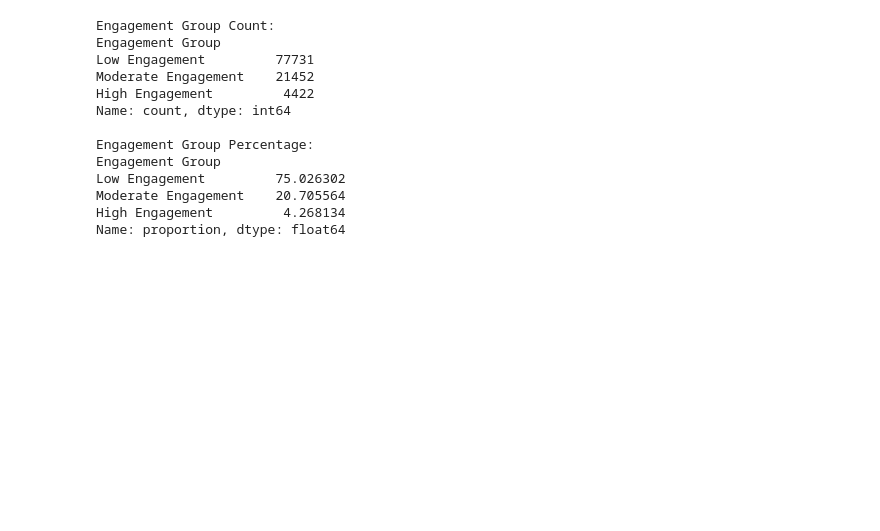
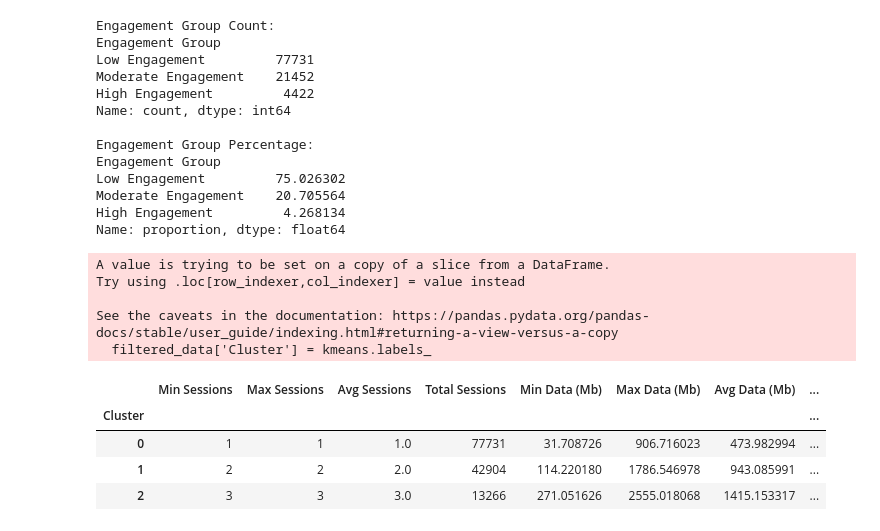
Before and after one commit to abrahamshimelis/TellCo-telecom, a Jupyter notebook: notebooks/data-analysis.ipynb, the cells around one changed output. Cells and saved outputs as stored; diff of their text form; code cells hidden in the pictures; blank space fills up the shorter version.

Commit message:
do cluster metrics

```diff
--- a/notebooks/data-analysis.ipynb
+++ b/notebooks/data-analysis.ipynb
@@ -727,3 +729,35 @@ Low Engagement         75.026302
 Moderate Engagement    20.705564
 High Engagement         4.268134
 Name: proportion, dtype: float64
+# %%
+# Get the cluster centers (centroid of each cluster in the original feature space)
+cluster_centers = scaler.inverse_transform(kmeans.cluster_centers_)
+
+# Assign clusters to original data
+filtered_data['Cluster'] = kmeans.labels_
+
+# Compute metrics for each cluster
+cluster_metrics = filtered_data.groupby('Cluster').agg({
+    'Number of Sessions': ['min', 'max', 'mean', 'sum'],
+    'Total Data (Mb)': ['min', 'max', 'mean', 'sum'],
+    'Dur. (hr)': ['min', 'max', 'mean', 'sum']
+})
+
+# Rename the columns for clarity
+cluster_metrics.columns = ['Min Sessions', 'Max Sessions', 'Avg Sessions', 'Total Sessions',
+                           'Min Data (Mb)', 'Max Data (Mb)', 'Avg Data (Mb)', 'Total Data (Mb)',
+                           'Min Duration (hr)', 'Max Duration (hr)', 'Avg Duration (hr)', 'Total Duration (hr)']
+
+# Display the computed metrics for each cluster
+cluster_metrics.head(10)
+# %% [output]
+A value is trying to be set on a copy of a slice from a DataFrame.
+Try using .loc[row_indexer,col_indexer] = value instead
+
+See the caveats in the documentation: https://pandas.pydata.org/pandas-docs/stable/user_guide/indexing.html#returning-a-view-versus-a-copy
+  filtered_data['Cluster'] = kmeans.labels_
+|  | Min Sessions | Max Sessions | Avg Sessions | Total Sessions | Min Data (Mb) | Max Data (Mb) | Avg Data (Mb) | ... |
+| Cluster |  |  |  |  |  |  |  | ... |
+| 0 | 1 | 1 | 1.0 | 77731 | 31.708726 | 906.716023 | 473.982994 | ... |
+| 1 | 2 | 2 | 2.0 | 42904 | 114.220180 | 1786.546978 | 943.085991 | ... |
+| 2 | 3 | 3 | 3.0 | 13266 | 271.051626 | 2555.018068 | 1415.153317 | ... |
```
Also changed, not shown: parts of 2 cells of this notebook.
